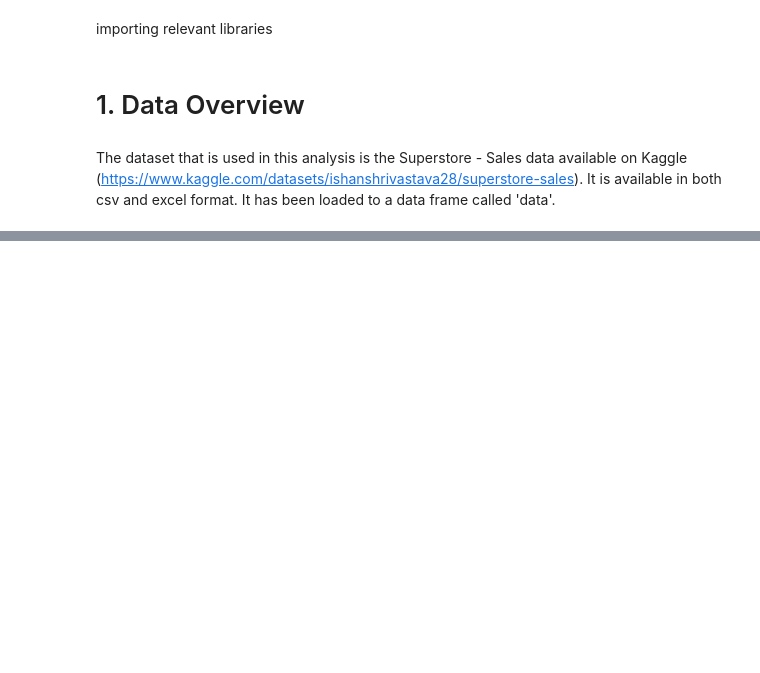
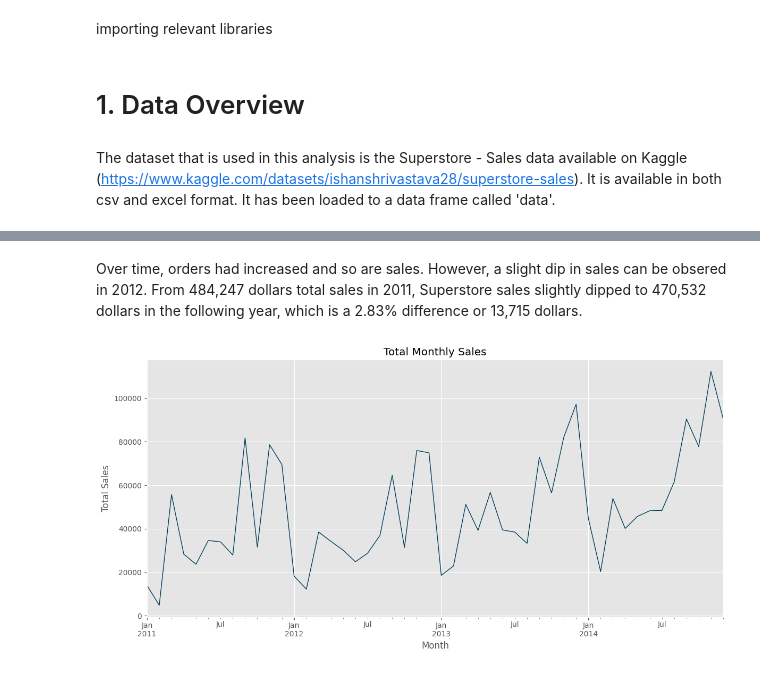
Before and after one commit to mantra0519/Retail_store_analysis, a Jupyter notebook: store_analysis.ipynb, the cells around one changed output, grey strips where cells are left out. Drawn from its saved outputs; the diff is of its cells as text; code cells hidden in the pictures; blank space fills up the shorter version.

```diff
--- a/store_analysis.ipynb
+++ b/store_analysis.ipynb
@@ -37,0 +250,12 @@ data.head(3)
+# %% [markdown]
+Over time, orders had increased and so are sales. However, a slight dip in sales can be obsered in 2012. From 484,247 dollars total sales in 2011, Superstore sales slightly dipped to 470,532 dollars in the following year, which is a 2.83% difference or 13,715 dollars.
+# %%
+data.groupby('year_month')['Sales'].sum().plot(c='#003f5c',linewidth=1,figsize=(12,6))
+plt.title('Total Monthly Sales')
+plt.xlabel('Month')
+plt.ylabel('Total Sales')
+
+plt.tight_layout()
+plt.show()
+# %% [output]
+[figure, added]
```
Also changed, not shown: parts of 29 cells of this notebook.
